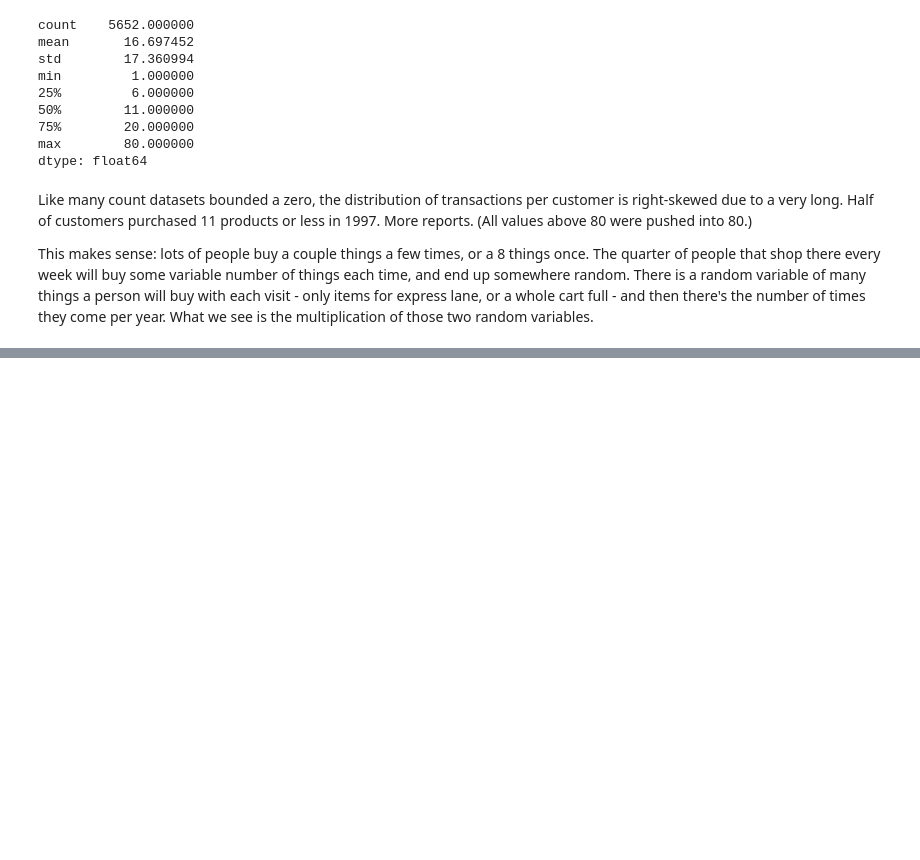
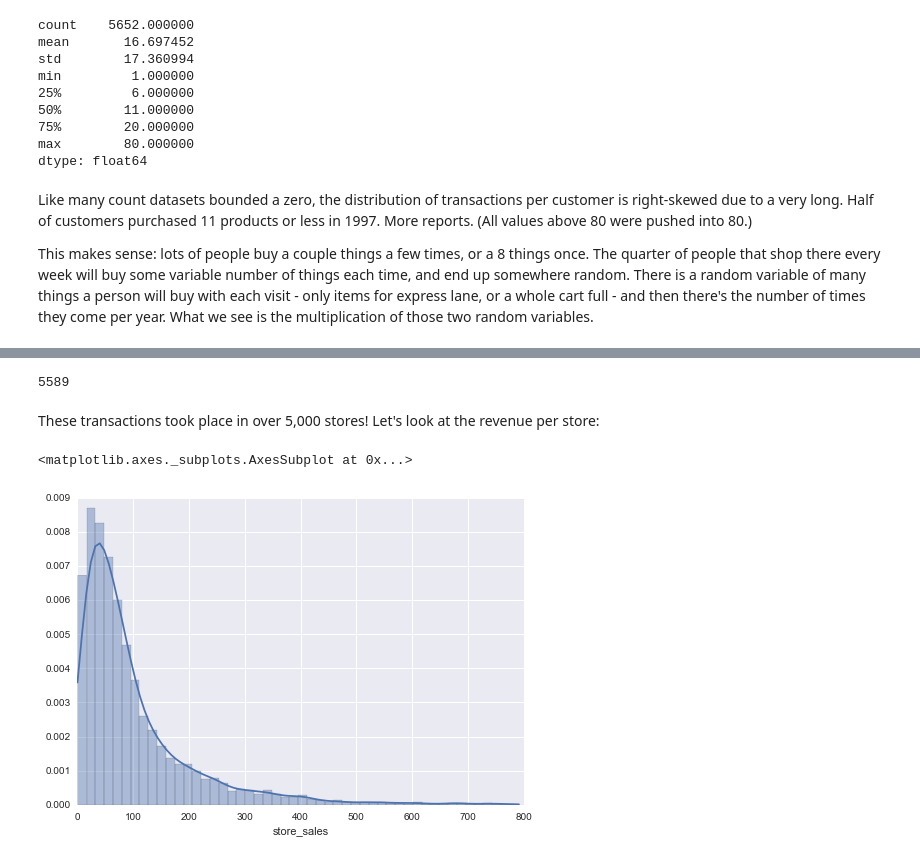
Before and after one commit to jpvelez/foodmart, a Jupyter notebook: notebooks/sanity_check.ipynb, the cells around one changed output, grey strips where cells are left out. Saved outputs shown, nothing was run; the diff lists cells and outputs as text; code cells hidden in the pictures; blank space fills up the shorter version.

```diff
--- a/notebooks/sanity_check.ipynb
+++ b/notebooks/sanity_check.ipynb
@@ -142,0 +355,13 @@ This makes sense: lots of people buy a couple things a few times, or a 8 things
+# %%
+transactions.store_id.nunique()
+# %% [output]
+5589
+# %% [markdown]
+These transactions took place in over 5,000 stores! Let's look at the revenue per store:
+# %%
+total_revenue_per_store = transactions.groupby('store_id')['store_sales'].sum()
+# Plot distribution of total revenue by store, removing outliers so chart looks ok.
+sns.distplot(total_revenue_per_store[total_revenue_per_store < 800])
+# %% [output]
+<matplotlib.axes._subplots.AxesSubplot at 0x...>
+[figure, added]
```
Also changed, not shown: parts of 62 cells of this notebook.
